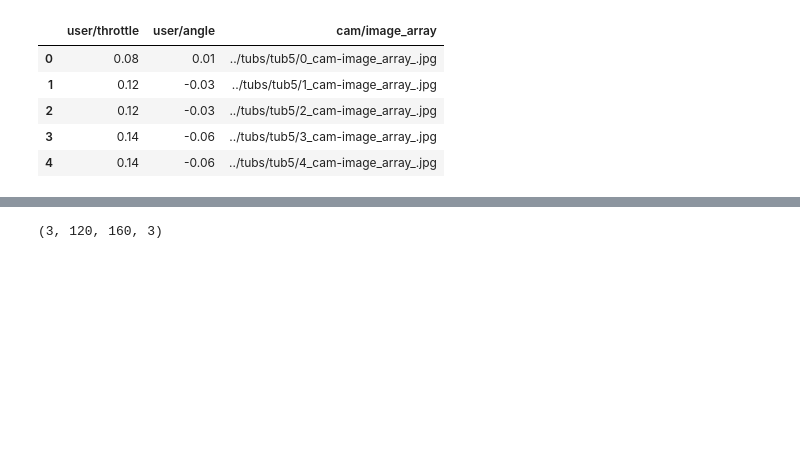
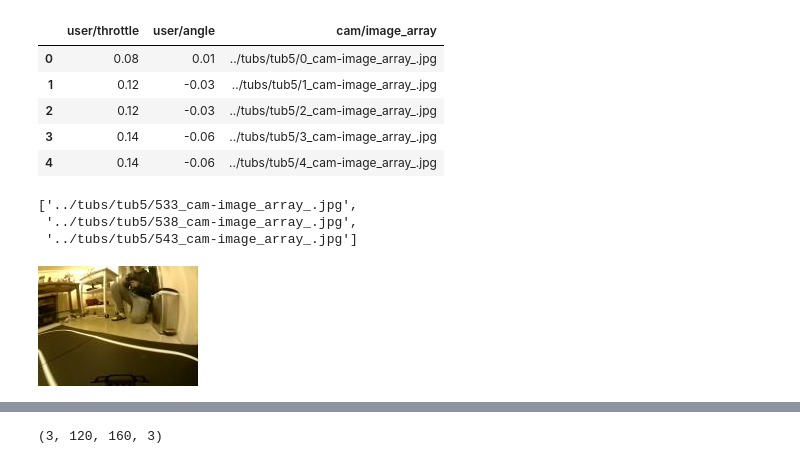
Before and after one commit to Muosvr/mycar, a Jupyter notebook: Donkeycar_3DCNN.ipynb, the cells around one changed output, grey strips where cells are left out. Saved outputs shown, nothing was run; the diff lists cells and outputs as text; code cells hidden in the pictures; blank space fills up the shorter version.

```diff
--- a/Donkeycar_3DCNN.ipynb
+++ b/Donkeycar_3DCNN.ipynb
@@ -88,0 +90,10 @@ def get_prev_img_names(img_name, quantity):
+# %%
+images
+# %% [output]
+['../tubs/tub5/533_cam-image_array_.jpg',
+ '../tubs/tub5/538_cam-image_array_.jpg',
+ '../tubs/tub5/543_cam-image_array_.jpg']
+# %%
+Image.open(images[0])
+# %% [output]
+[figure, added]
```
Also changed, not shown: parts of 12 cells of this notebook, 10 other files.
